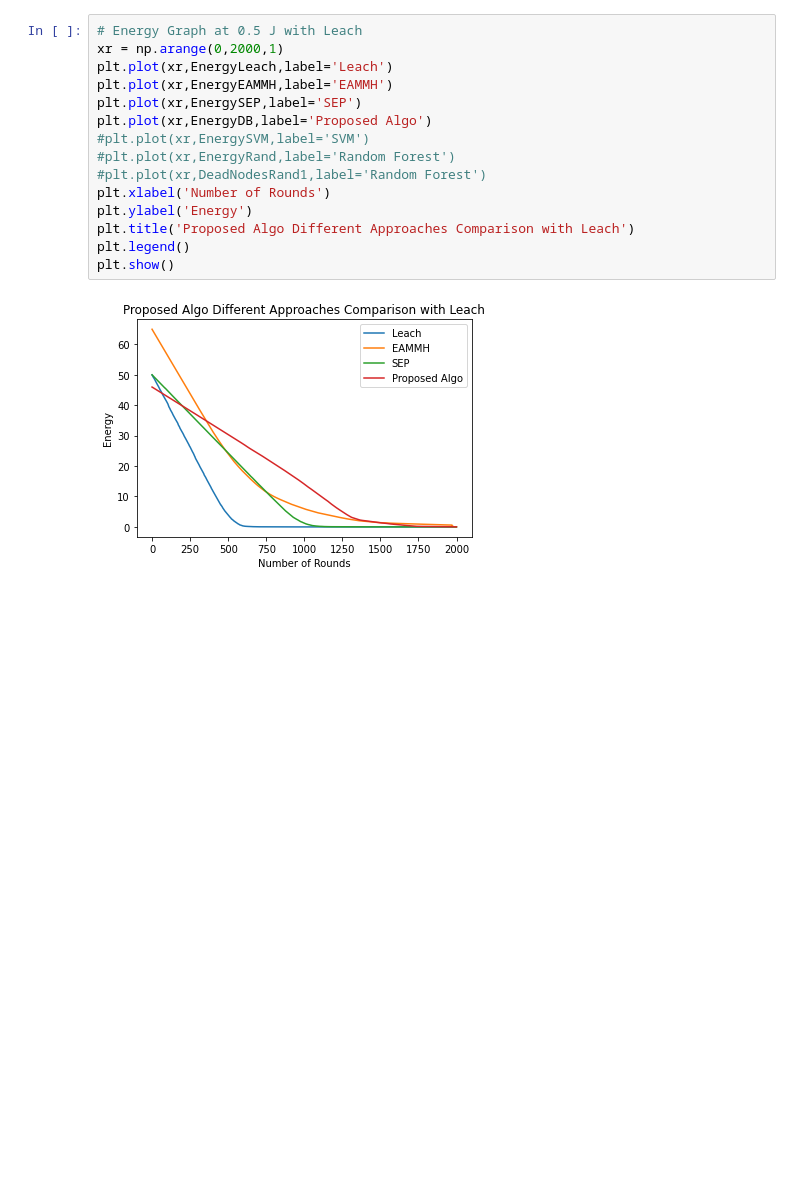
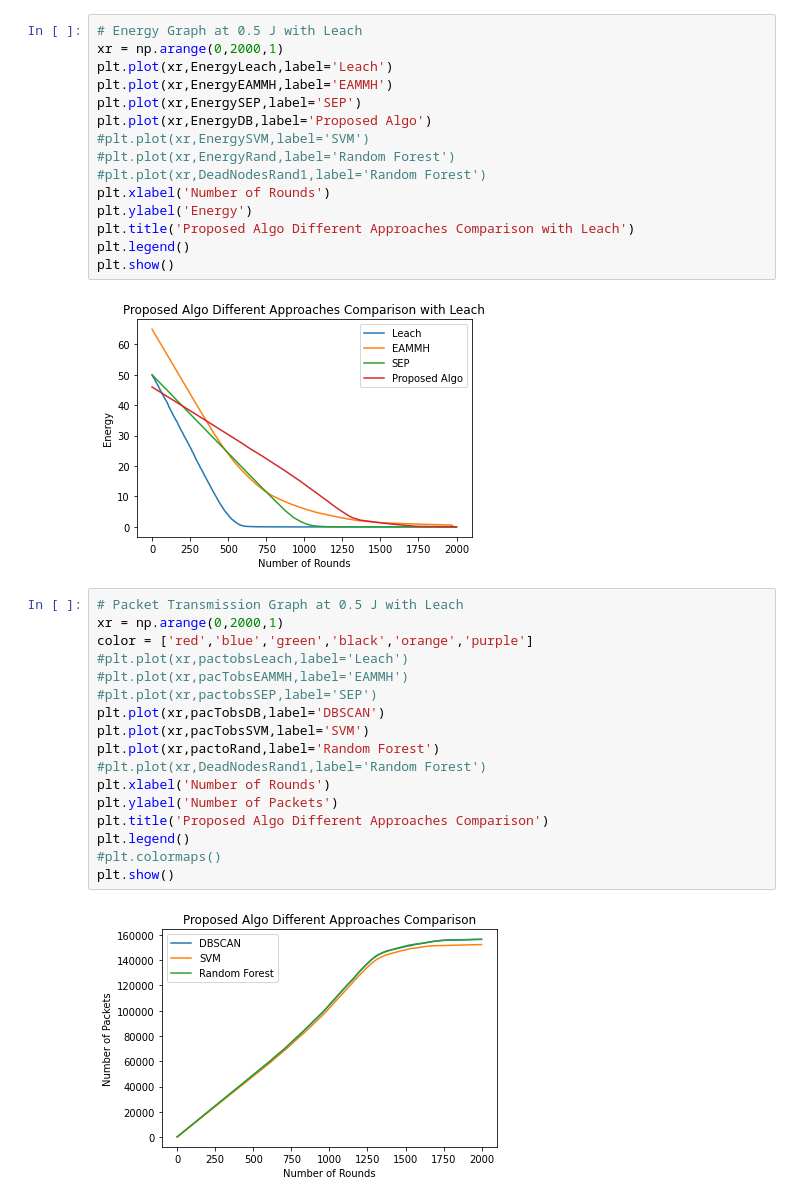
Before and after one commit to goyalgitesh/ResearchWorkWSN, a Jupyter notebook: ImplementedGWO/graphs.ipynb, the cells around one changed output. Saved outputs shown, nothing was run; the diff lists cells and outputs as text; blank space fills up the shorter version.

```diff
--- a/ImplementedGWO/graphs.ipynb
+++ b/ImplementedGWO/graphs.ipynb
@@ -266,3 +278,22 @@ plt.legend()
 plt.show()
 # %% [output]
 [figure]
+# %%
+# Packet Transmission Graph at 0.5 J with Leach
+xr = np.arange(0,2000,1)
+color = ['red','blue','green','black','orange','purple']
+#plt.plot(xr,pactobsLeach,label='Leach')
+#plt.plot(xr,pacTobsEAMMH,label='EAMMH')
+#plt.plot(xr,pactobsSEP,label='SEP')
+plt.plot(xr,pacTobsDB,label='DBSCAN')
+plt.plot(xr,pacTobsSVM,label='SVM')
+plt.plot(xr,pactoRand,label='Random Forest')
+#plt.plot(xr,DeadNodesRand1,label='Random Forest')
+plt.xlabel('Number of Rounds')
+plt.ylabel('Number of Packets')
+plt.title('Proposed Algo Different Approaches Comparison')
+plt.legend()
+#plt.colormaps()
+plt.show()
+# %% [output]
+[figure, added]
```
Also changed, not shown: parts of 2 cells of this notebook.
